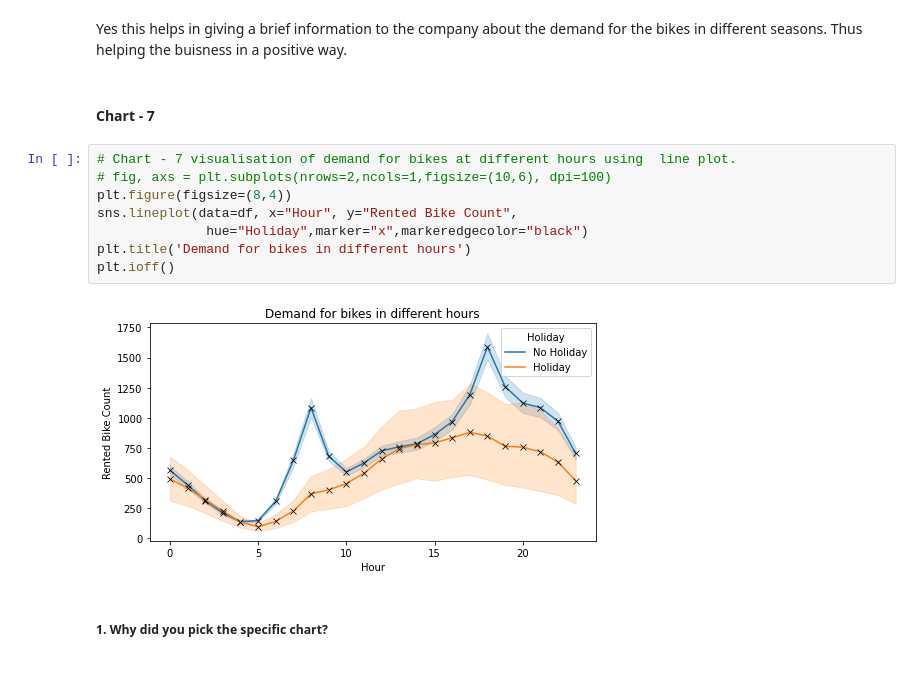
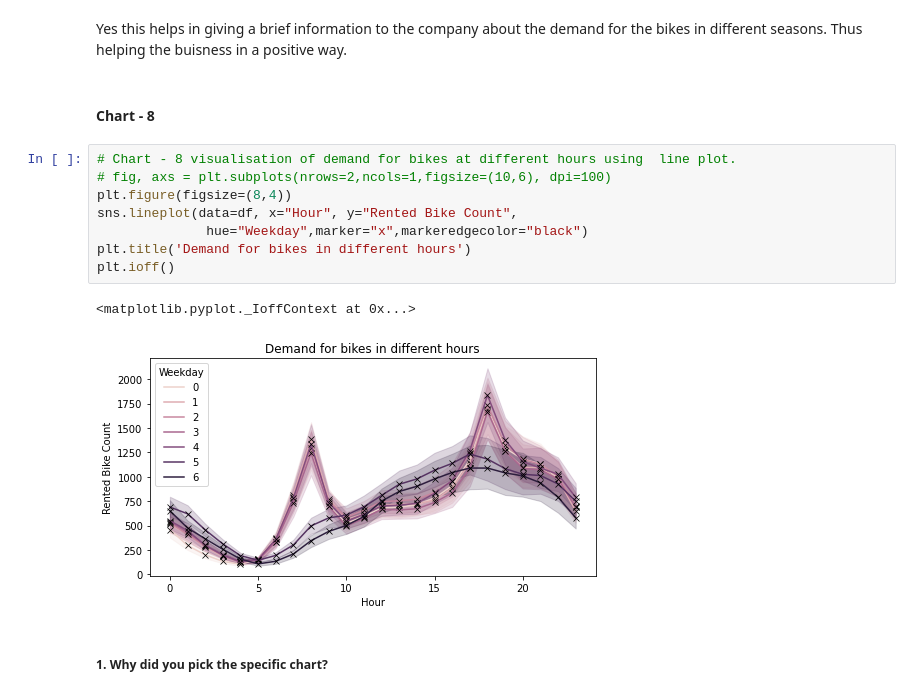
Before and after one commit to Jeevan-NM/Bike-Sharing-Demand-Prediction, a Jupyter notebook: BikeSharingDemandPrediction.ipynb, the cells around one changed output. Cells and saved outputs as stored; diff of their text form.

```diff
--- a/BikeSharingDemandPrediction.ipynb
+++ b/BikeSharingDemandPrediction.ipynb
@@ -570,17 +618,18 @@ Are there any insights that lead to negative growth? Justify with specific reaso
 # %% [markdown]
 Yes this helps in giving a brief information to the company about the demand for the bikes in different seasons. Thus helping the buisness in a positive way.
 # %% [markdown]
-#### Chart - 7
+#### Chart - 8
 # %%
-# Chart - 7 visualisation of demand for bikes at different hours using  line plot.
+# Chart - 8 visualisation of demand for bikes at different hours using  line plot.
 # fig, axs = plt.subplots(nrows=2,ncols=1,figsize=(10,6), dpi=100)
 plt.figure(figsize=(8,4))
 sns.lineplot(data=df, x="Hour", y="Rented Bike Count",
-              hue="Holiday",marker="x",markeredgecolor="black")
+              hue="Weekday",marker="x",markeredgecolor="black")
 plt.title('Demand for bikes in different hours')
 plt.ioff()
 # %% [output]
+<matplotlib.pyplot._IoffContext at 0x...>
-[figure, old version]
+[figure, new version]
 # %% [markdown]
 ##### 1. Why did you pick the specific chart?
 # %% [markdown]
```
Also changed, not shown: parts of 40 cells of this notebook.
